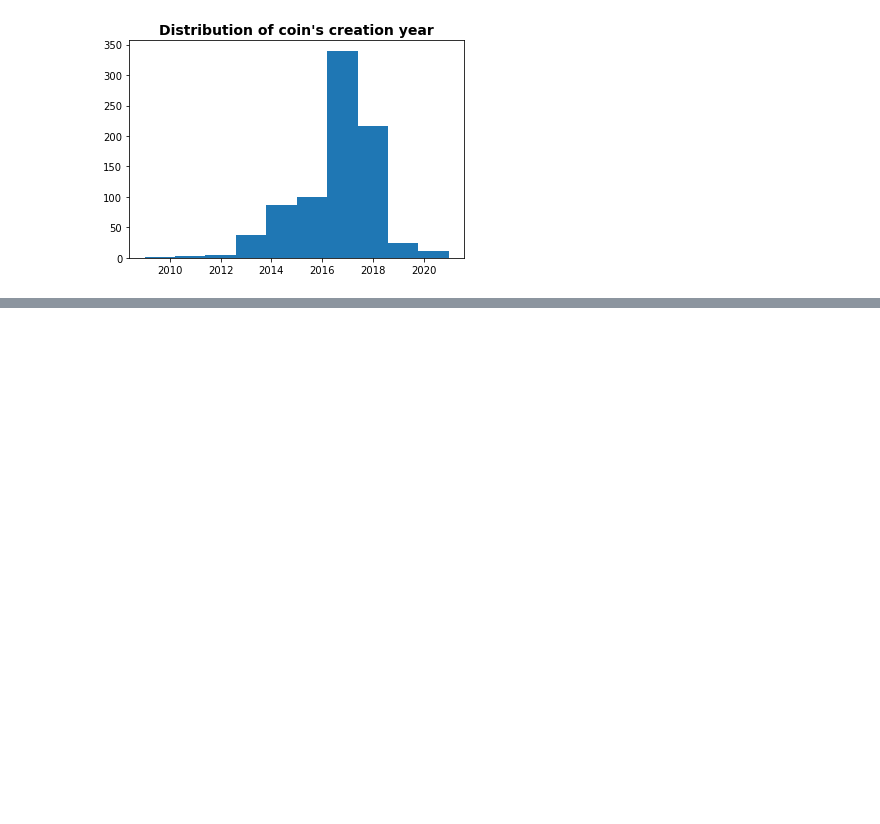
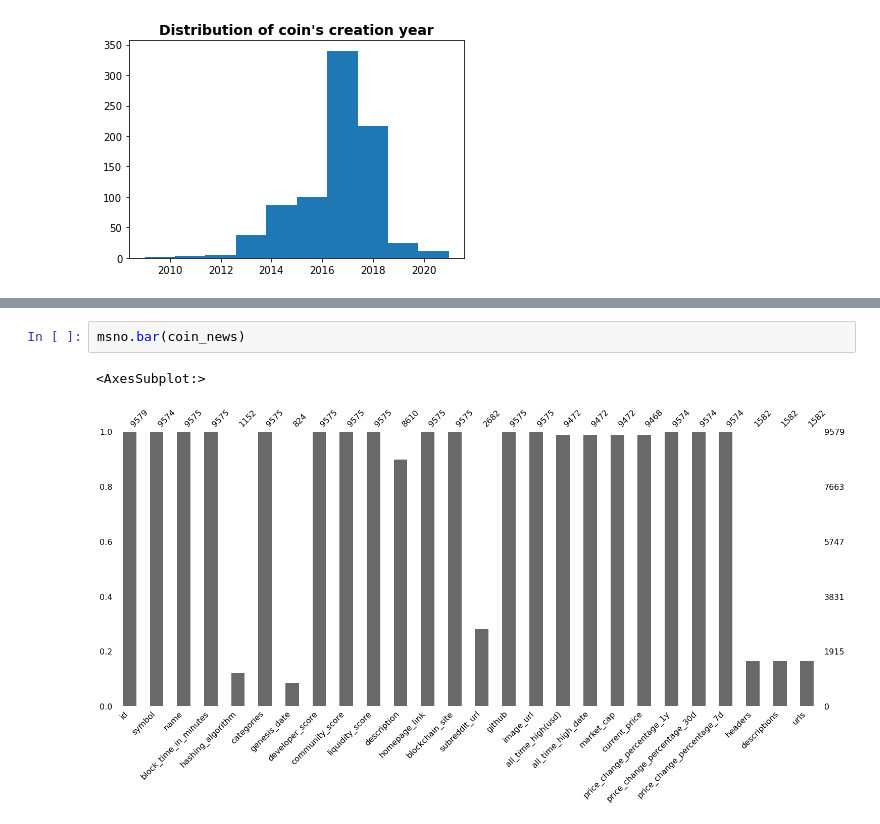
Before and after one commit to 2dukes/PROJ_PRI_2122, a Jupyter notebook: Statistics.ipynb, the cells around one changed output, grey strips where cells are left out. Saved outputs shown, nothing was run; the diff lists cells and outputs as text; blank space fills up the shorter version.

```diff
--- a/Statistics.ipynb
+++ b/Statistics.ipynb
@@ -96,0 +112,5 @@ The youngest coin was created in 2021-3-18 and the oldest was created in 2009-1-
+# %%
+msno.bar(coin_news)
+# %% [output]
+<AxesSubplot:>
+[figure, added]
```
Also changed, not shown: parts of 4 cells of this notebook, 4 other files.
